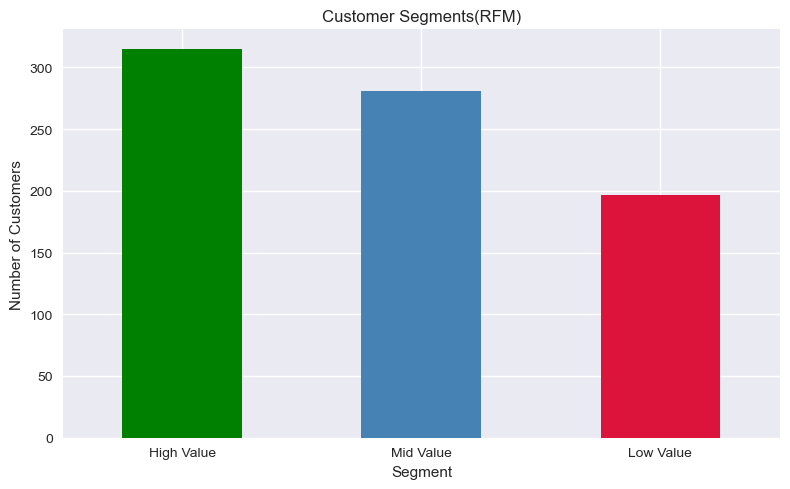
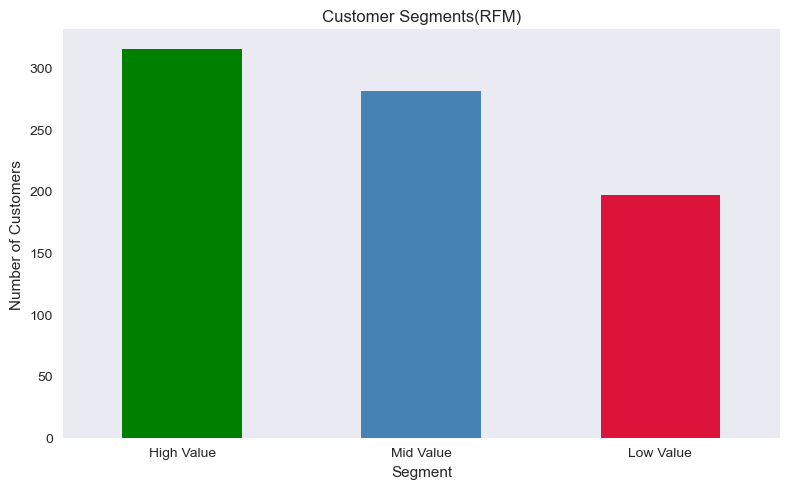
Code edit (unified diff) that turned the first committed figure into the second:
--- before
+++ after
@@ -8,4 +8,5 @@
 plt.xlabel('Segment')
 plt.xticks(rotation=0)
+plt.grid(visible=None)
 plt.tight_layout()
 plt.show()

Commit: Add Elbow Method and Anomaly analysis, update visualizations